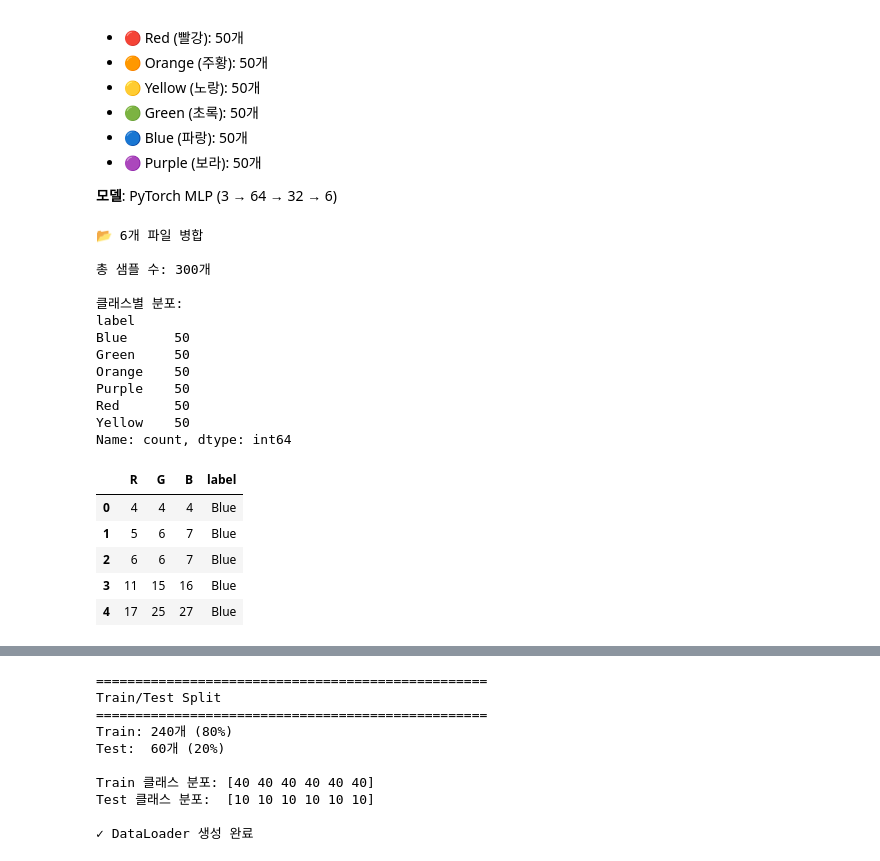
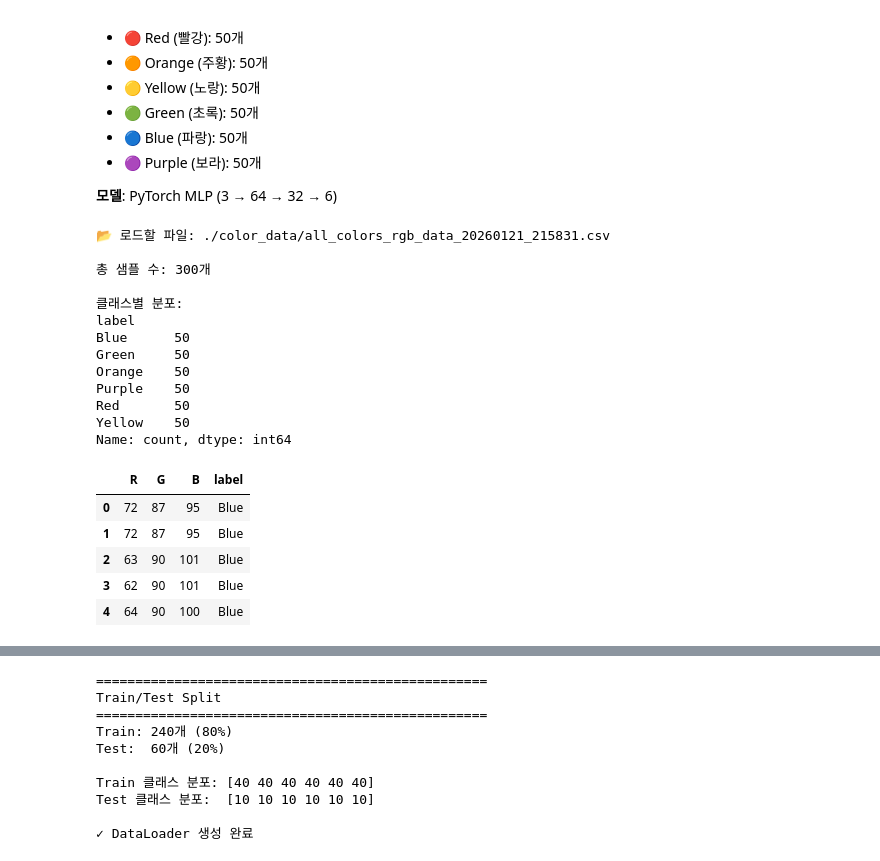
Before and after one commit to binghin2/Hands_on_Deeplearning, a Jupyter notebook: Research/Color_classification/Color_MLP_Training.ipynb, the cells around one changed output, grey strips where cells are left out. Cells and saved outputs as stored; diff of their text form; code cells hidden in the pictures.

```diff
--- a/Research/Color_classification/Color_MLP_Training.ipynb
+++ b/Research/Color_classification/Color_MLP_Training.ipynb
@@ -30,7 +30,7 @@ import json
 import os
 # %%
 # 📂 데이터 로드
-data_dir = "../Fruits-360/color_data"
+data_dir = "./color_data"
 
 # 병합된 파일 찾기 (all_로 시작하는 파일)
 all_files = [f for f in os.listdir(data_dir) if f.startswith('all_') and f.endswith('.csv')]
@@ -45,39 +45,39 @@ else:
     files = [f for f in os.listdir(data_dir) if f.endswith('.csv')]
     all_data = []
     for f in files:
         temp_df = pd.read_csv(f"{data_dir}/{f}")
         all_data.append(temp_df)
     df = pd.concat(all_data, ignore_index=True)
     csv_path = None
     print(f"📂 {len(files)}개 파일 병합")
 
 if csv_path:
     df = pd.read_csv(csv_path)
 
 print(f"\n총 샘플 수: {len(df)}개")
 print(f"\n클래스별 분포:")
 print(df['label'].value_counts())
 df.head()
 # %% [output]
-📂 6개 파일 병합
+📂 로드할 파일: ./color_data/all_colors_rgb_data_20260121_215831.csv
 
 총 샘플 수: 300개
 
 클래스별 분포:
 label
 Blue      50
 Green     50
 Orange    50
 Purple    50
 Red       50
 Yellow    50
 Name: count, dtype: int64
 |  | R | G | B | label |
-| 0 | 4 | 4 | 4 | Blue |
-| 1 | 5 | 6 | 7 | Blue |
-| 2 | 6 | 6 | 7 | Blue |
-| 3 | 11 | 15 | 16 | Blue |
-| 4 | 17 | 25 | 27 | Blue |
+| 0 | 72 | 87 | 95 | Blue |
+| 1 | 72 | 87 | 95 | Blue |
+| 2 | 63 | 90 | 101 | Blue |
+| 3 | 62 | 90 | 101 | Blue |
+| 4 | 64 | 90 | 100 | Blue |
 # %%
 # 📈 데이터 분포 시각화
 COLOR_NAMES = ['Red', 'Orange', 'Yellow', 'Green', 'Blue', 'Purple']
```
Also changed, not shown: parts of 8 cells of this notebook, 18 other files.
